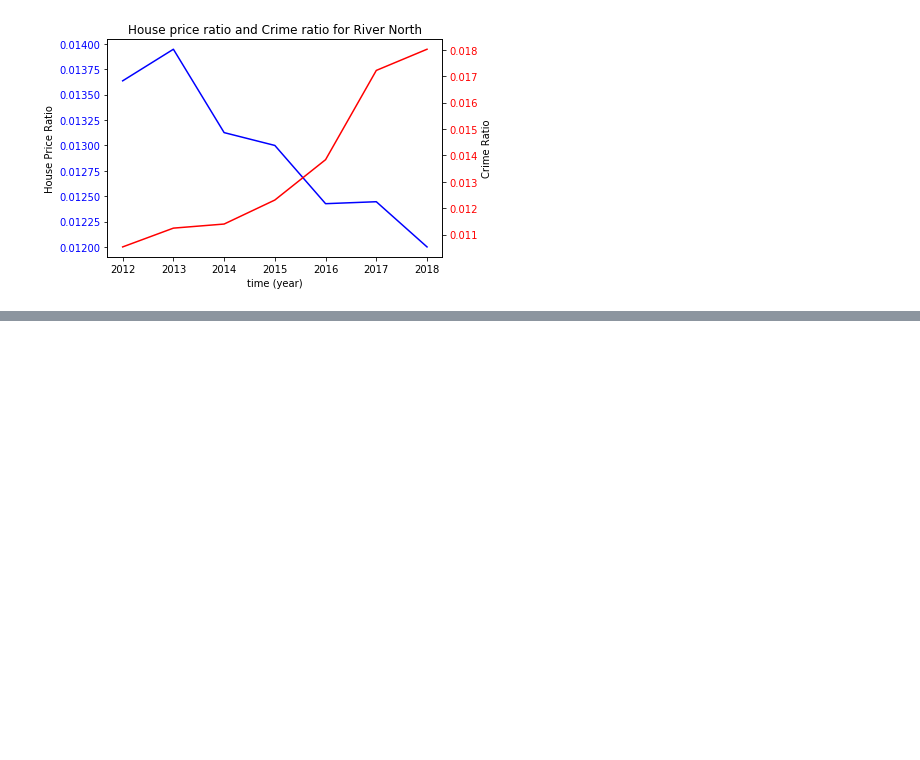
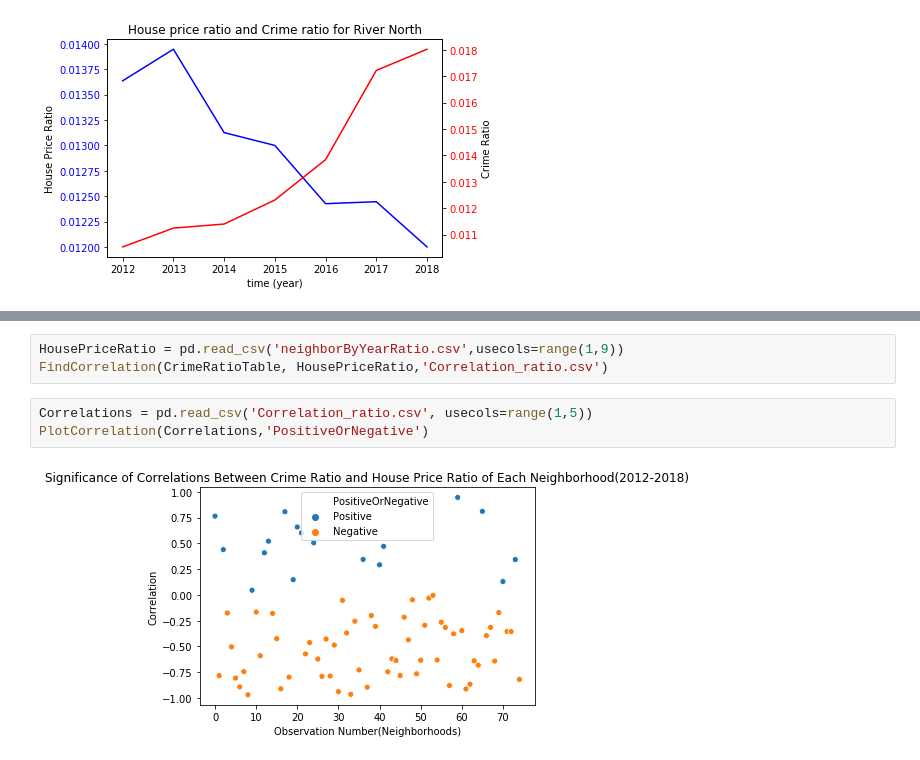
Before and after one commit to uic-cs418/cs418-project-team-asia, a Jupyter notebook: Final Project Report.ipynb, the cells around one changed output, grey strips where cells are left out. Saved outputs shown, nothing was run; the diff lists cells and outputs as text; blank space fills up the shorter version.

Commit message:
Correlations plotted(2012-2018)

```diff
--- a/Final Project Report.ipynb
+++ b/Final Project Report.ipynb
@@ -128,0 +137,8 @@ plotTogether('River North',CrimeRatioTable,HousePriceRatio)
+# %%
+HousePriceRatio = pd.read_csv('neighborByYearRatio.csv',usecols=range(1,9))
+FindCorrelation(CrimeRatioTable, HousePriceRatio,'Correlation_ratio.csv')
+# %%
+Correlations = pd.read_csv('Correlation_ratio.csv', usecols=range(1,5))
+PlotCorrelation(Correlations,'PositiveOrNegative')
+# %% [output]
+[figure, added]
```
Also changed, not shown: parts of 3 cells of this notebook, 3 other files.
